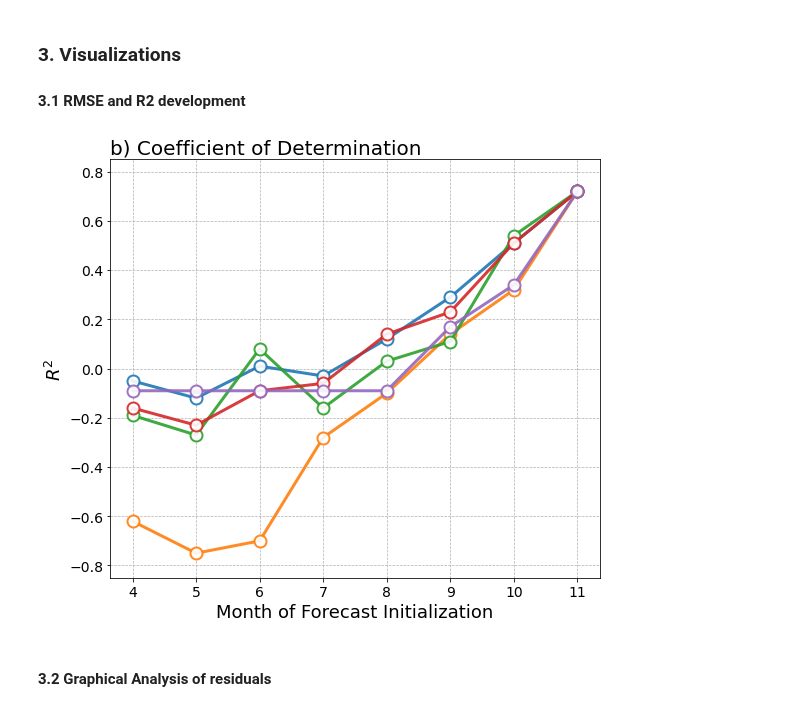
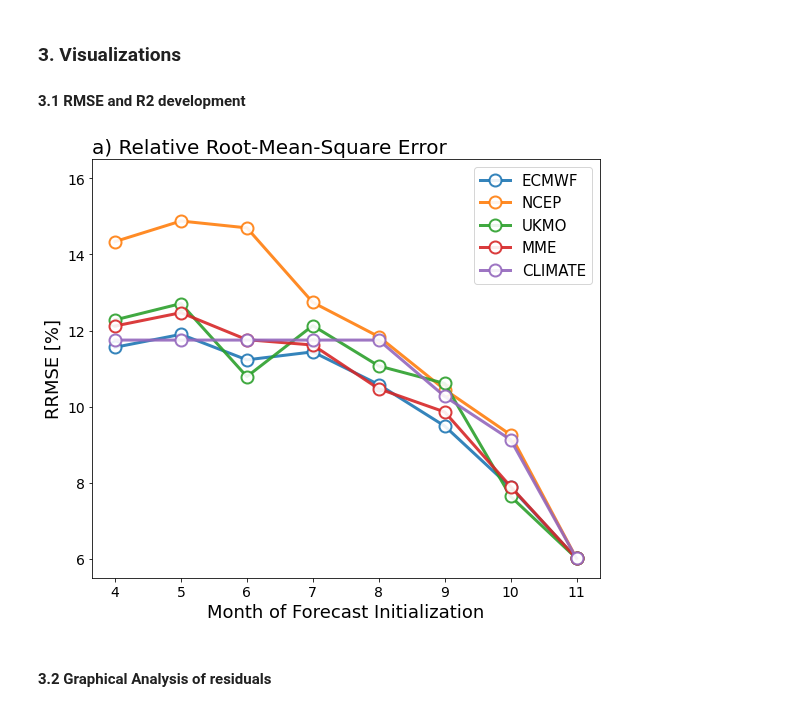
Before and after one commit to mzachow/wheat-yield-forecast-brazil, a Jupyter notebook: figures_for_manuscript.ipynb, the cells around one changed output. Saved outputs shown, nothing was run; the diff lists cells and outputs as text; code cells hidden in the pictures.

Commit message:
updates on figures

```diff
--- a/figures_for_manuscript.ipynb
+++ b/figures_for_manuscript.ipynb
@@ -90,32 +87,32 @@ simulations.loc[(simulations["init_month"] == 11) & (simulations["model"].isin([
 ### 3. Visualizations
 #### 3.1 RMSE and R2 development
 # %%
-ax = r2_scores.loc[r2_scores.index != "WS"].transpose().plot(figsize=(8,7),
+ax = rmse_scores.loc[rmse_scores.index != "WS"].transpose().plot(figsize=(8,7),
                                                                  marker='o',
                                                                  ms=12,
                                                                  lw=3,
                                                                  linestyle='-',
                                                                  alpha=.9,
                                                                  markerfacecolor='white',
                                                                  markeredgewidth=2.0,
                                                                  legend=False)
-ax.grid('on', which='both', axis='y', linestyle='--', linewidth=.7)
-ax.grid('on', which='both', axis='x', linestyle='--', linewidth=.7)
+#ax.grid('on', which='both', axis='y', linestyle='--', linewidth=.7)
+#ax.grid('on', which='both', axis='x', linestyle='--', linewidth=.7)
 ax.set_xlabel('Month of Forecast Initialization', fontsize=18)
-ax.set_ylabel(r'$R^{2}$', fontsize=18)
-#ax.set_ylabel('RRMSE [%]', fontsize=18)
-#ax.set_title('a) Relative Root-Mean-Square Error', loc="left", fontsize=20)
-ax.set_title('b) Coefficient of Determination', loc="left", fontsize=20)
+#ax.set_ylabel(r'$R^{2}$', fontsize=18)
+ax.set_ylabel('RRMSE [%]', fontsize=18)
+ax.set_title('a) Relative Root-Mean-Square Error', loc="left", fontsize=20)
+#ax.set_title('b) Coefficient of Determination', loc="left", fontsize=20)
 ax.xaxis.set_tick_params(labelsize=14)
 ax.yaxis.set_tick_params(labelsize=14)
-#ax.legend(fontsize=15)
-#ax.set_ylim(5.5, 16.5)
-ax.set_ylim(-0.85, 0.85)
+ax.legend(fontsize=15)
+ax.set_ylim(5.5, 16.5)
+#ax.set_ylim(-0.85, 0.85)
 plt.tight_layout()
-#plt.savefig("images/r2score_development.png", dpi=1000)
+plt.savefig("images/rmsescore_development.png", dpi=1000)
 plt.show();
 # %% [output]
-[figure, old version]
+[figure, new version]
 # %% [markdown]
 #### 3.2 Graphical Analysis of residuals
 # %%
```
Also changed, not shown: parts of 2 cells of this notebook, 20 other files.
